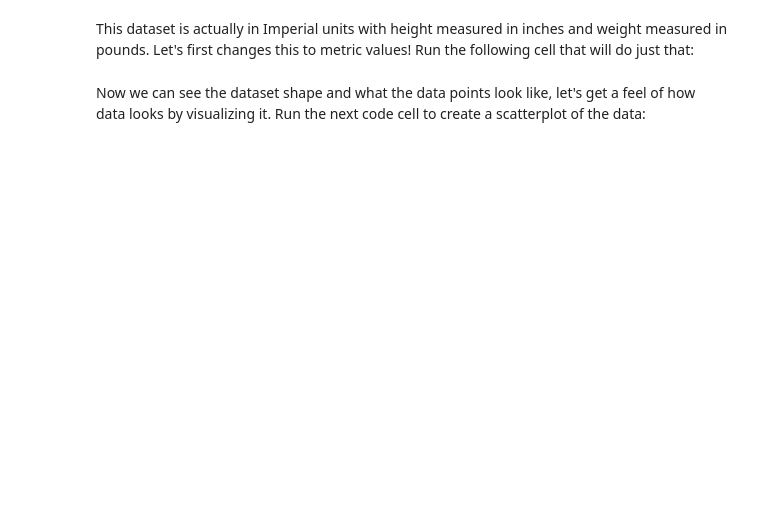
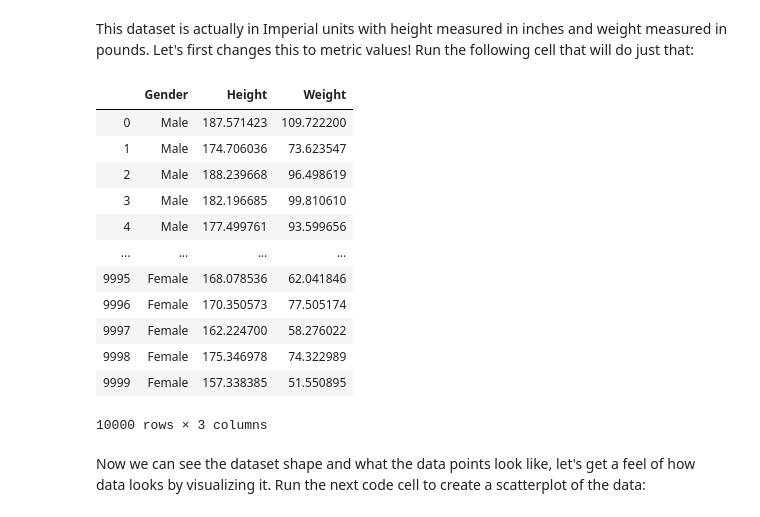
Before and after one commit to 2IS239-Data-Analytics/Code_along_3, a Jupyter notebook: Classification_and_Regression.ipynb, the cells around one changed output. Cells and saved outputs as stored; diff of their text form; code cells hidden in the pictures; blank space fills up the shorter version.

```diff
--- a/Classification_and_Regression.ipynb
+++ b/Classification_and_Regression.ipynb
@@ -21,5 +22,5 @@ warnings.filterwarnings('ignore')
 # %% [markdown]
 To read the dataset, run the following code cell:
 # %%
-body_stats = pd.read_csv("weight-height.csv")
+body_stats = pd.read_csv("Data/weight-height.csv")
 body_stats.head()
@@ -26,10 +34,23 @@ body_stats.head()
 # %% [markdown]
 This dataset is actually in Imperial units with height measured in inches and weight measured in pounds. Let's first changes this to metric values! Run the following cell that will do just that:
 # %%
-body_stats = pd.read_csv("weight-height.csv")
 body_stats.Height = body_stats.Height.apply(lambda x: x * 2.54)
 body_stats.Weight = body_stats.Weight.apply(lambda x: x / 2.2046)
 body_stats
+# %% [output]
+|  | Gender | Height | Weight |
+| 0 | Male | 187.571423 | 109.722200 |
+| 1 | Male | 174.706036 | 73.623547 |
+| 2 | Male | 188.239668 | 96.498619 |
+| 3 | Male | 182.196685 | 99.810610 |
+| 4 | Male | 177.499761 | 93.599656 |
+| ... | ... | ... | ... |
+| 9995 | Female | 168.078536 | 62.041846 |
+| 9996 | Female | 170.350573 | 77.505174 |
+| 9997 | Female | 162.224700 | 58.276022 |
+| 9998 | Female | 175.346978 | 74.322989 |
+| 9999 | Female | 157.338385 | 51.550895 |
+10000 rows × 3 columns
 # %% [markdown]
 Now we can see the dataset shape and what the data points look like, let's get a feel of how data looks by visualizing it. Run the next code cell to create a scatterplot of the data:
 # %%
```
Also changed, not shown: parts of 40 cells of this notebook, 3 other files.
